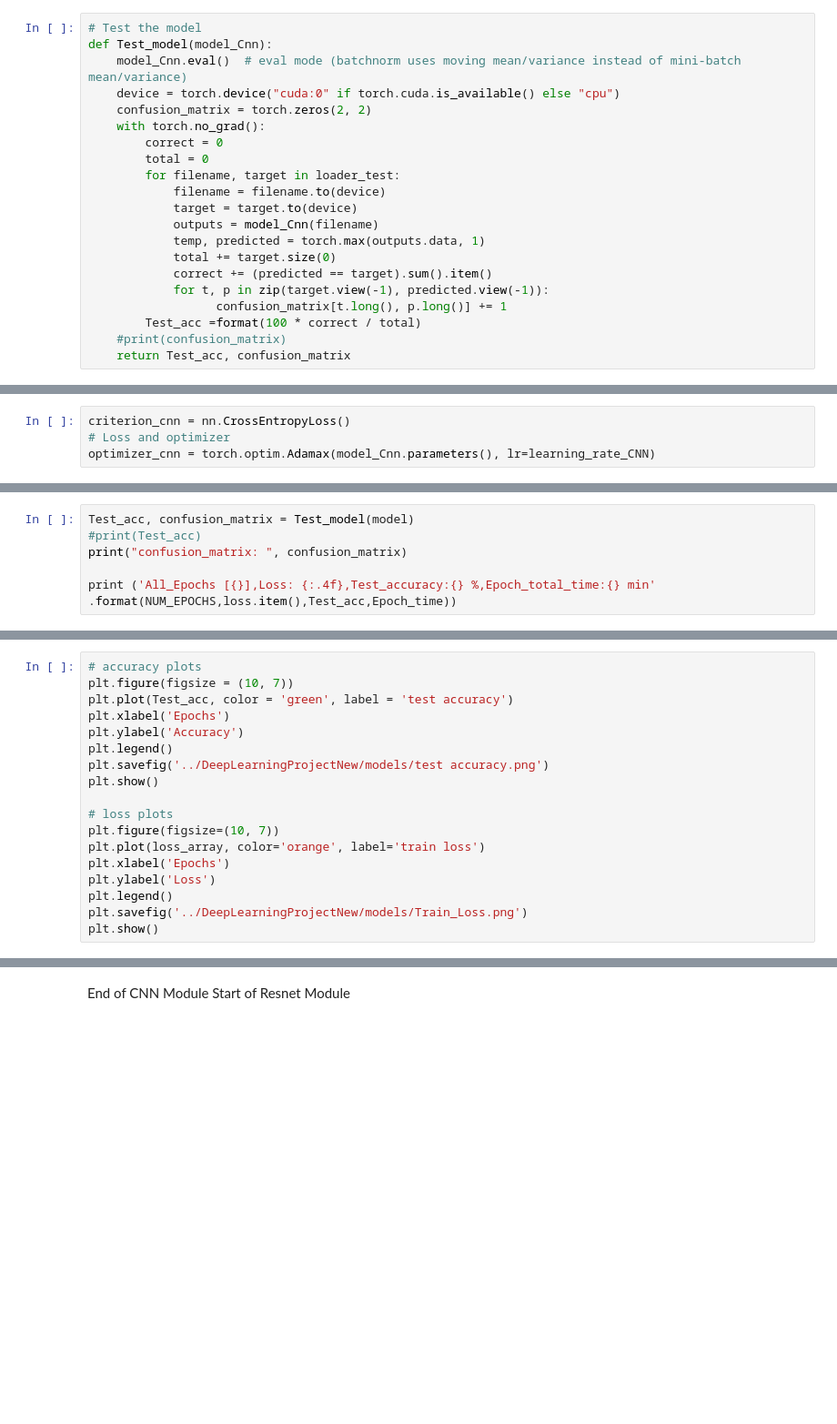
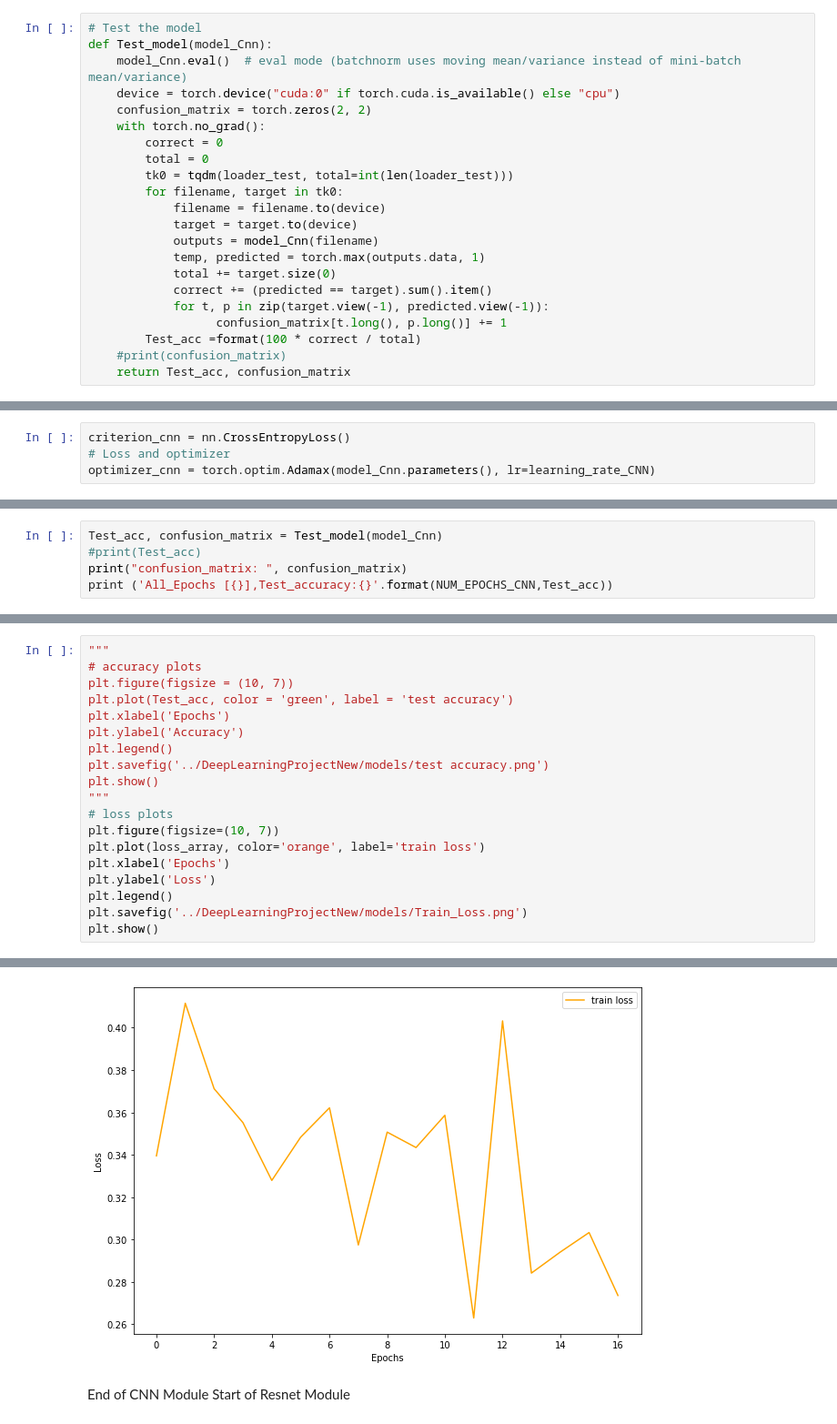
Before and after one commit to zivmo99/DeepLearningProjectNew, a Jupyter notebook: new_pro.ipynb, the cells around one changed output, grey strips where cells are left out. Shown: that part at 91% size. Cells and saved outputs as stored; diff of their text form; blank space fills up the shorter version.

```diff
--- a/new_pro.ipynb
+++ b/new_pro.ipynb
@@ -363,7 +363,8 @@ def Test_model(model_Cnn):
     with torch.no_grad():
         correct = 0
         total = 0
-        for filename, target in loader_test:
+        tk0 = tqdm(loader_test, total=int(len(loader_test)))
+        for filename, target in tk0:
             filename = filename.to(device)
             target = target.to(device)
             outputs = model_Cnn(filename)
@@ -389,7 +401,5 @@ Epoch [1/1], Step [100/1734], Loss: 0.3395, time:1.656271266937256 min
 # %%
-Test_acc, confusion_matrix = Test_model(model)
+Test_acc, confusion_matrix = Test_model(model_Cnn)
 #print(Test_acc)
 print("confusion_matrix: ", confusion_matrix)
-
-print ('All_Epochs [{}],Loss: {:.4f},Test_accuracy:{} %,Epoch_total_time:{} min'
-.format(NUM_EPOCHS,loss.item(),Test_acc,Epoch_time))
+print ('All_Epochs [{}],Test_accuracy:{}'.format(NUM_EPOCHS_CNN,Test_acc))
@@ -396,4 +413,5 @@ print ('All_Epochs [{}],Loss: {:.4f},Test_accuracy:{} %,Epoch_total_time:{} min'
 # %%
+"""
 # accuracy plots
 plt.figure(figsize = (10, 7))
 plt.plot(Test_acc, color = 'green', label = 'test accuracy')
@@ -402,7 +420,7 @@ plt.ylabel('Accuracy')
 plt.legend()
 plt.savefig('../DeepLearningProjectNew/models/test accuracy.png')
 plt.show()
-
+"""
 # loss plots
 plt.figure(figsize=(10, 7))
 plt.plot(loss_array, color='orange', label='train loss')
@@ -417,3 +433,4 @@ NameError: name 'Test_acc' is not defined
+[figure, added]
 # %% [markdown]
 End of CNN Module Start of Resnet Module
 # %%
```
Also changed, not shown: parts of 19 cells of this notebook.
